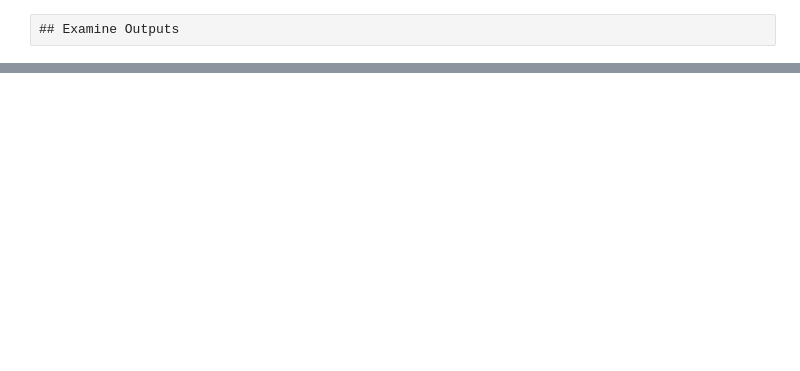
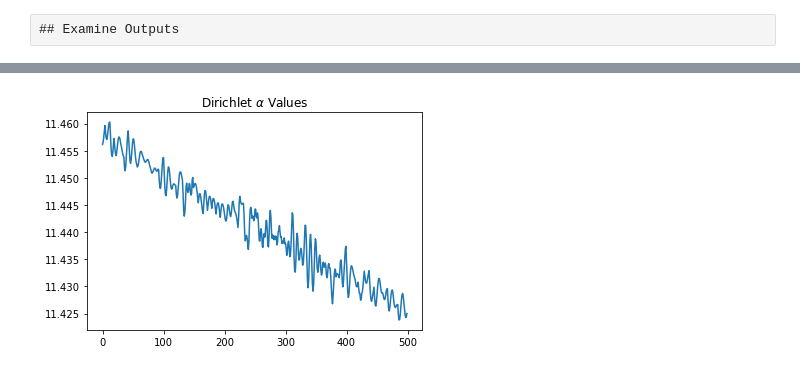
Before and after one commit to broadinstitute/temporal-rna-seq-deconvolution, a Jupyter notebook: deconvolve_ebov_blood.ipynb, the cells around one changed output, grey strips where cells are left out. Saved outputs shown, nothing was run; the diff lists cells and outputs as text; code cells hidden in the pictures; blank space fills up the shorter version.

```diff
--- a/deconvolve_ebov_blood.ipynb
+++ b/deconvolve_ebov_blood.ipynb
@@ -70,0 +111,6 @@ matplotlib.pyplot.yscale('log')
+# %%
+matplotlib.pyplot.plot(alphas[-500:])
+matplotlib.pyplot.title(r'Dirichlet $ \alpha $ Values')
+matplotlib.pyplot.show()
+# %% [output]
+[figure, added]
```
Also changed, not shown: parts of 8 cells of this notebook, 2 other files.
